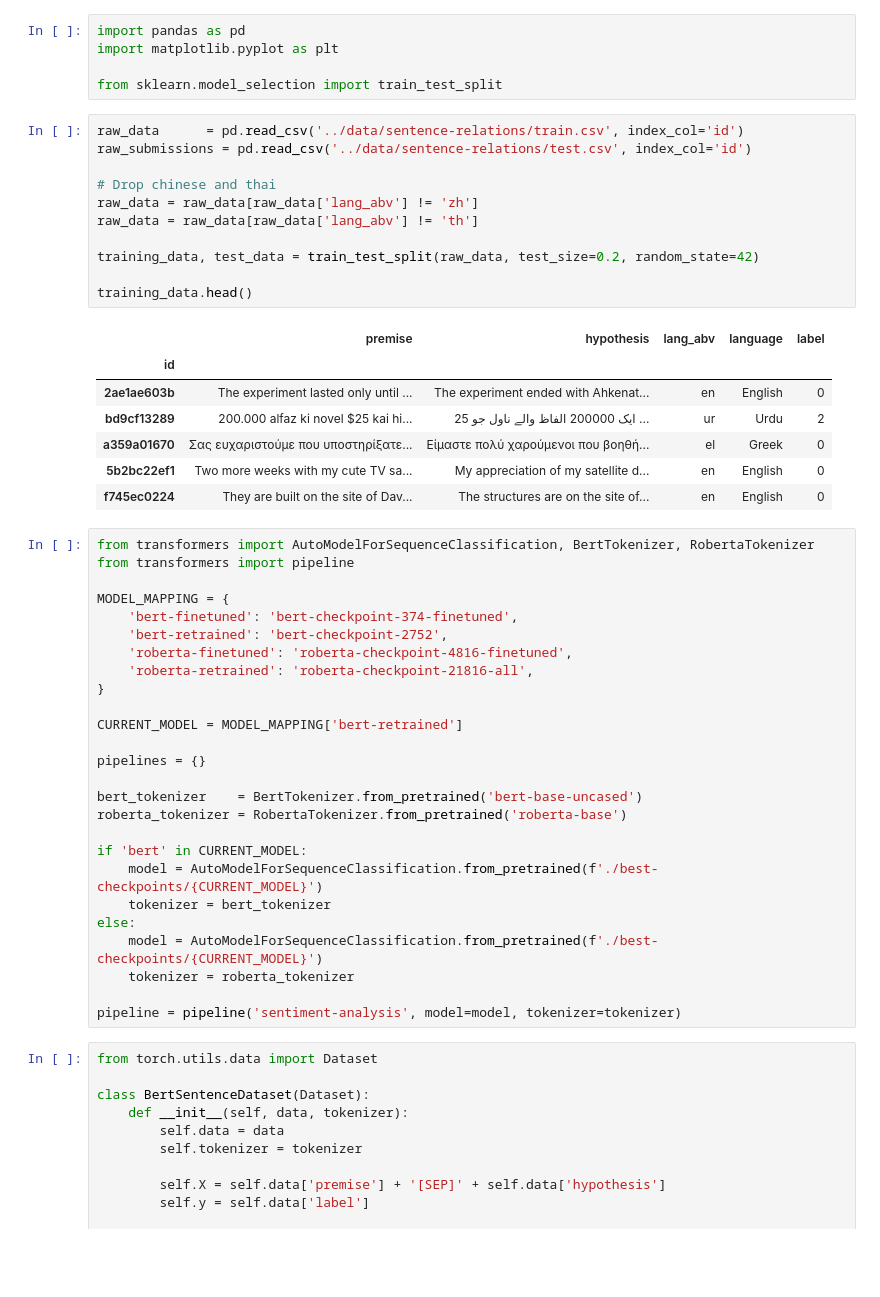
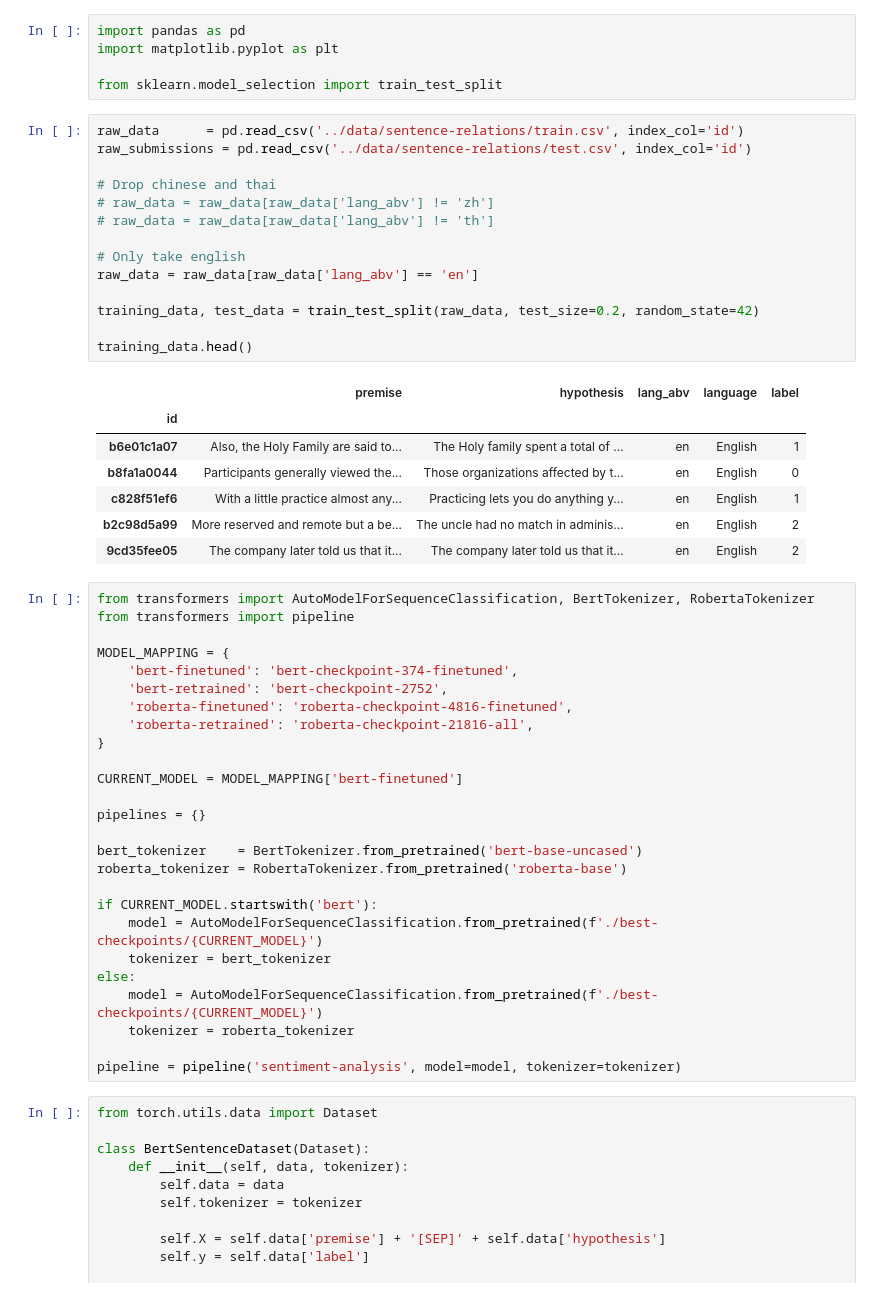
Before and after one commit to Layxe/DataDroids-Project, a Jupyter notebook: final-project/EvaluateTransformers.ipynb, the cells around one changed output. Drawn from its saved outputs; the diff is of its cells as text; blank space fills up the shorter version.

```diff
--- a/final-project/EvaluateTransformers.ipynb
+++ b/final-project/EvaluateTransformers.ipynb
@@ -6,22 +6,25 @@ from sklearn.model_selection import train_test_split
 # %%
 raw_data      = pd.read_csv('../data/sentence-relations/train.csv', index_col='id')
 raw_submissions = pd.read_csv('../data/sentence-relations/test.csv', index_col='id')
 
 # Drop chinese and thai
-raw_data = raw_data[raw_data['lang_abv'] != 'zh']
-raw_data = raw_data[raw_data['lang_abv'] != 'th']
+# raw_data = raw_data[raw_data['lang_abv'] != 'zh']
+# raw_data = raw_data[raw_data['lang_abv'] != 'th']
+
+# Only take english
+raw_data = raw_data[raw_data['lang_abv'] == 'en']
 
 training_data, test_data = train_test_split(raw_data, test_size=0.2, random_state=42)
 
 training_data.head()
 # %% [output]
 |  | premise | hypothesis | lang_abv | language | label |
 | id |  |  |  |  |  |
-| 2ae1ae603b | The experiment lasted only until ... | The experiment ended with Ahkenat... | en | English | 0 |
-| bd9cf13289 | 200.000 alfaz ki novel $25 kai hi... | ایک 200000 الفاظ والے ناول جو 25 ... | ur | Urdu | 2 |
-| a359a01670 | Σας ευχαριστούμε που υποστηρίξατε... | Είμαστε πολύ χαρούμενοι που βοηθή... | el | Greek | 0 |
-| 5b2bc22ef1 | Two more weeks with my cute TV sa... | My appreciation of my satellite d... | en | English | 0 |
-| f745ec0224 | They are built on the site of Dav... | The structures are on the site of... | en | English | 0 |
+| b6e01c1a07 | Also, the Holy Family are said to... | The Holy family spent a total of ... | en | English | 1 |
+| b8fa1a0044 | Participants generally viewed the... | Those organizations affected by t... | en | English | 0 |
+| c828f51ef6 | With a little practice almost any... | Practicing lets you do anything y... | en | English | 1 |
+| b2c98d5a99 | More reserved and remote but a be... | The uncle had no match in adminis... | en | English | 2 |
+| 9cd35fee05 | The company later told us that it... | The company later told us that it... | en | English | 2 |
 # %%
 from transformers import AutoModelForSequenceClassification, BertTokenizer, RobertaTokenizer
 from transformers import pipeline
@@ -33,14 +36,14 @@ MODEL_MAPPING = {
     'roberta-retrained': 'roberta-checkpoint-21816-all',
 }
 
-CURRENT_MODEL = MODEL_MAPPING['bert-retrained']
+CURRENT_MODEL = MODEL_MAPPING['bert-finetuned']
 
 pipelines = {}
 
 bert_tokenizer    = BertTokenizer.from_pretrained('bert-base-uncased')
 roberta_tokenizer = RobertaTokenizer.from_pretrained('roberta-base')
 
-if 'bert' in CURRENT_MODEL:
+if CURRENT_MODEL.startswith('bert'):
     model = AutoModelForSequenceClassification.from_pretrained(f'./best-checkpoints/{CURRENT_MODEL}')
     tokenizer = bert_tokenizer
 else:
```
Also changed, not shown: parts of 5 cells of this notebook, 25 other files.
